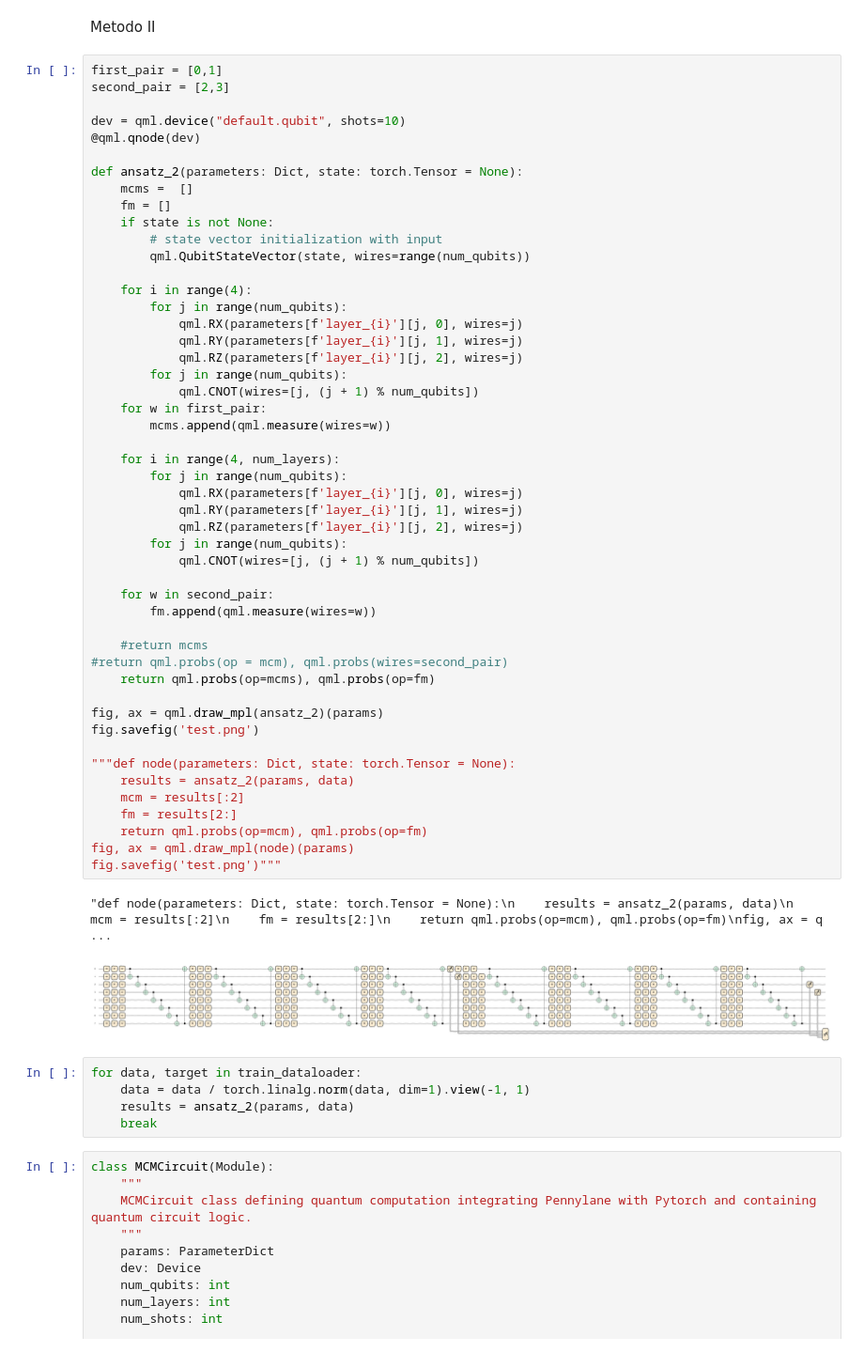
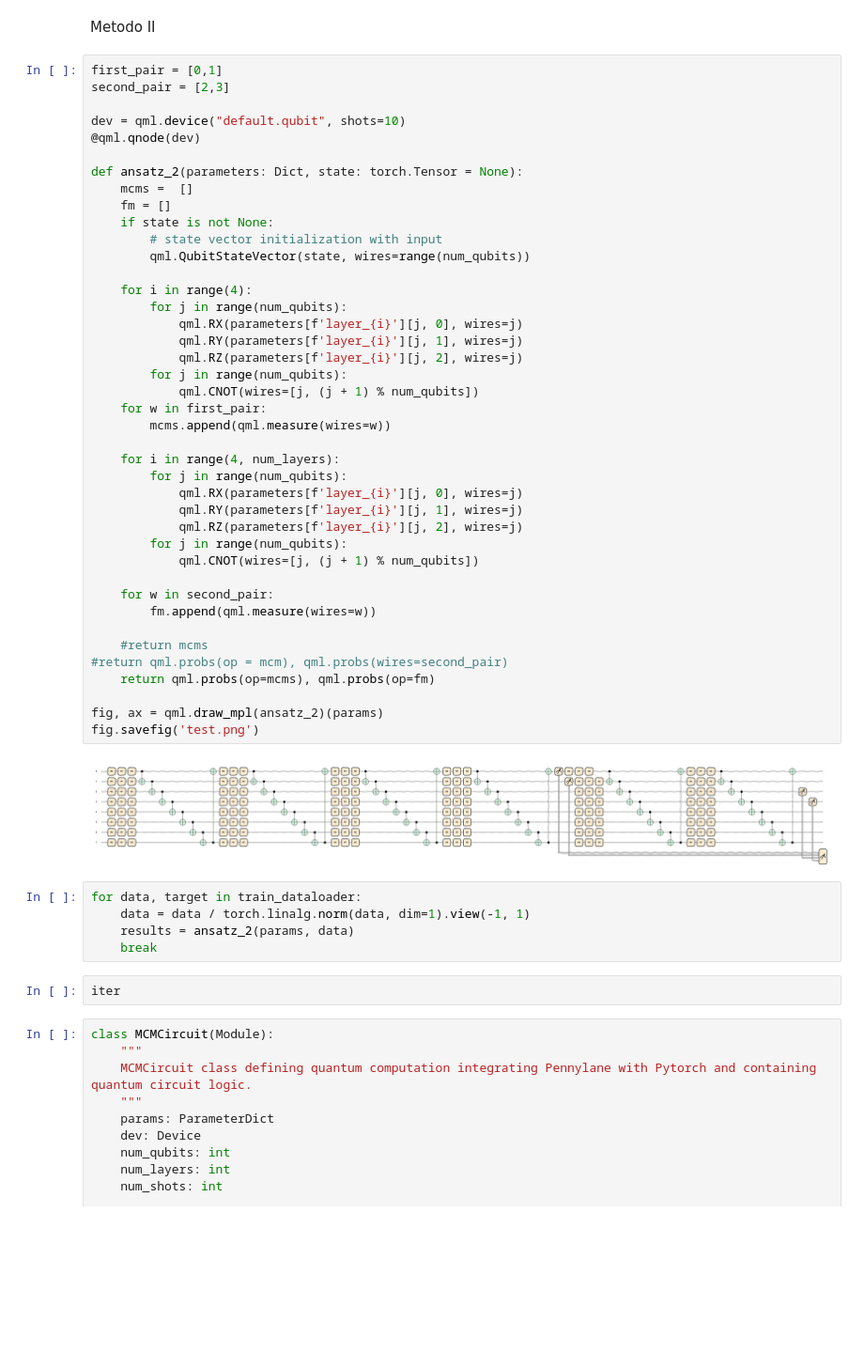
Before and after one commit to JackVittori/QML-early_exit, a Jupyter notebook: mid-circuit-measurements.ipynb, the cells around one changed output. Shown at 94% size. Cells and saved outputs as stored; diff of their text form; blank space fills up the shorter version.

```diff
--- a/mid-circuit-measurements.ipynb
+++ b/mid-circuit-measurements.ipynb
@@ -521,48 +519,41 @@ def ansatz_2(parameters: Dict, state: torch.Tensor = None):
         qml.QubitStateVector(state, wires=range(num_qubits))
 
     for i in range(4):
         for j in range(num_qubits):
             qml.RX(parameters[f'layer_{i}'][j, 0], wires=j)
             qml.RY(parameters[f'layer_{i}'][j, 1], wires=j)
             qml.RZ(parameters[f'layer_{i}'][j, 2], wires=j)
         for j in range(num_qubits):
             qml.CNOT(wires=[j, (j + 1) % num_qubits])
     for w in first_pair:
         mcms.append(qml.measure(wires=w))
 
     for i in range(4, num_layers):
         for j in range(num_qubits):
             qml.RX(parameters[f'layer_{i}'][j, 0], wires=j)
             qml.RY(parameters[f'layer_{i}'][j, 1], wires=j)
             qml.RZ(parameters[f'layer_{i}'][j, 2], wires=j)
         for j in range(num_qubits):
             qml.CNOT(wires=[j, (j + 1) % num_qubits])
 
     for w in second_pair:
         fm.append(qml.measure(wires=w))
 
     #return mcms
 #return qml.probs(op = mcm), qml.probs(wires=second_pair)
     return qml.probs(op=mcms), qml.probs(op=fm)
 
 fig, ax = qml.draw_mpl(ansatz_2)(params)
 fig.savefig('test.png')
-
-"""def node(parameters: Dict, state: torch.Tensor = None):
-    results = ansatz_2(params, data)
-    mcm = results[:2]
-    fm = results[2:]
-    return qml.probs(op=mcm), qml.probs(op=fm)
-fig, ax = qml.draw_mpl(node)(params)
-fig.savefig('test.png')"""
 # %% [output]
-"def node(parameters: Dict, state: torch.Tensor = None):\n    results = ansatz_2(params, data)\n    mcm = results[:2]\n    fm = results[2:]\n    return qml.probs(op=mcm), qml.probs(op=fm)\nfig, ax = q ...
-[figure, old version]
+[figure, new version]
 # %%
 for data, target in train_dataloader:
     data = data / torch.linalg.norm(data, dim=1).view(-1, 1)
     results = ansatz_2(params, data)
     break
+# %%
+iter
 # %%
 class MCMCircuit(Module):
     """
```
Also changed, not shown: parts of 7 cells of this notebook.
